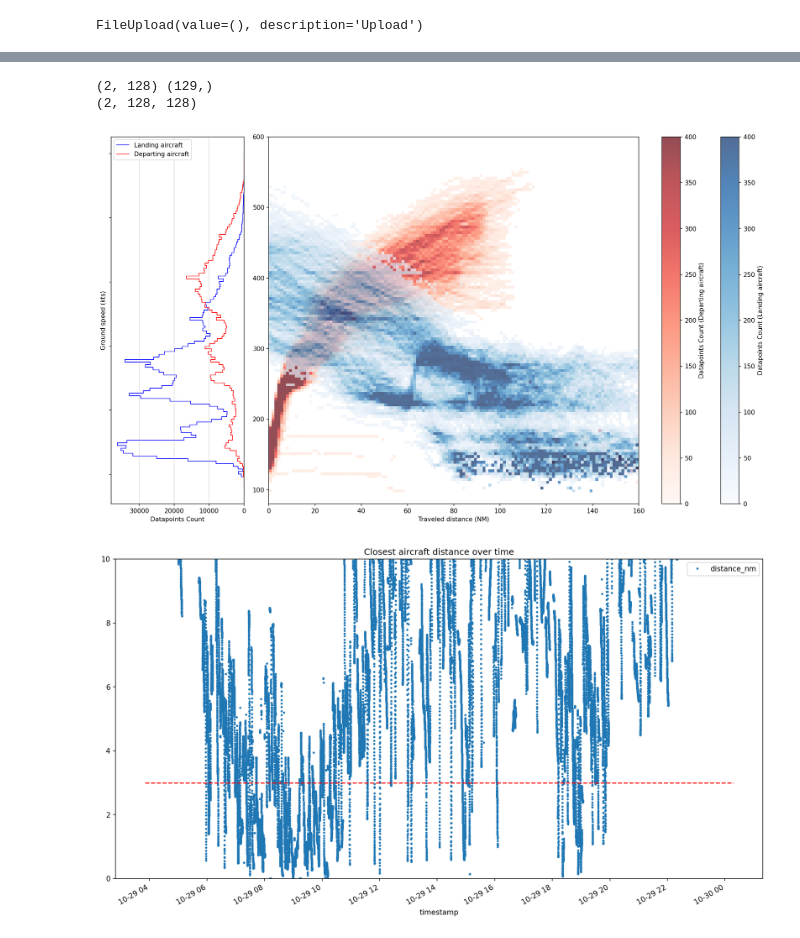
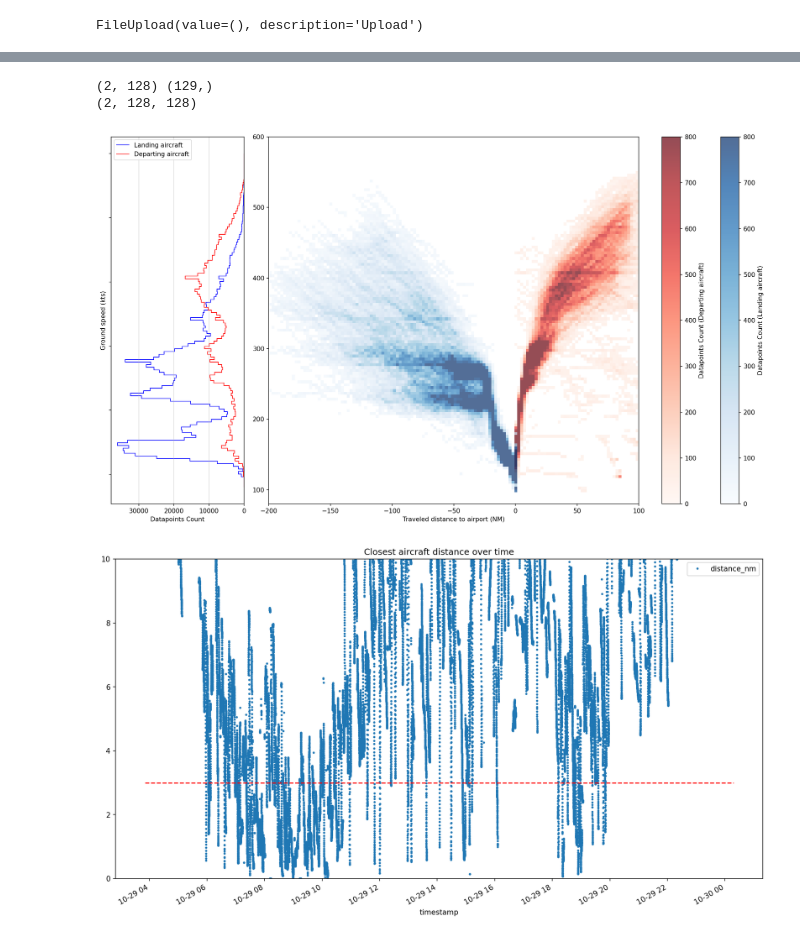
Before and after one commit to spacewolfXfr/DFP_Ui, a Jupyter notebook: data_analysis/speed_analysis.ipynb, the cells around one changed output, grey strips where cells are left out. Saved outputs shown, nothing was run; the diff lists cells and outputs as text; code cells hidden in the pictures.

Commit message:
Better visualtion of groundspeed

```diff
--- a/data_analysis/speed_analysis.ipynb
+++ b/data_analysis/speed_analysis.ipynb
@@ -58,3 +58,11 @@ could not convert column squawk, error: TypeError('boolean value of NA is ambigu
 | 1,961,075 | Timestamp('2025-10-29 12:17:56+00... | c079ce | 51.46495056152344 | -0.43099068306588606 | 147.0 | 269.61023880468196 | -768.0 | WJA2 | np.False_ | ... |
 | 1,961,076 | Timestamp('2025-10-29 12:17:57+00... | c079ce | 51.46495056152344 | -0.43099068306588606 | 147.0 | 269.61023880468196 | -768.0 | WJA2 | np.False_ | ... |
 | 1,961,077 | Timestamp('2025-10-29 12:17:58+00... | c079ce | 51.46495056152344 | -0.43099068306588606 | 147.0 | 269.61023880468196 | -768.0 | WJA2 | np.False_ | ... |
+# %%
+max_dist = vdf.groupby('flight_id', agg=vaex.agg.max('cumdist'))
+vdf['max_dist'] = vdf.flight_id.map(
+    dict(zip(max_dist['flight_id'].tolist(), max_dist['cumdist_max'].tolist()))
+)
+
+vdf['cumdist'] = vdf.cumdist - vdf.max_dist * vdf.landing
+vdf
@@ -78,6 +94,8 @@ fig,axs = plt.subplot_mosaic([['hist','heat']],figsize=(16,9),gridspec_kw={'widt
 axs['hist'].tick_params(axis='y',labelleft=False)
 plt.sca(axs['hist'])
 #vdf.viz.histogram(vdf.groundspeed)#,selection=[vdf.landing, ~vdf.landing,~vdf.onground])
+
+cumdist_limits = [-200,100]
 
 bins_per_dim = 128
 limits = [80,600]
@@ -99,7 +117,7 @@ axs['hist'].grid(True, axis='x', alpha=0.5)
 axs['hist'].legend(loc='upper left')
 
 plt.sca(axs['heat'])
-h = vdf.count(binby=['cumdist', 'groundspeed'], selection=[vdf.landing,~vdf.landing], limits=[[0, 160], limits], shape=bins_per_dim)
+h = vdf.count(binby=['cumdist', 'groundspeed'], selection=[vdf.landing,~vdf.landing], limits=[cumdist_limits, limits], shape=bins_per_dim)
 print(h.shape)
 h1 = h[0]
 h2 = h[1]
@@ -111,43 +129,43 @@ h2_masked = np.ma.masked_where(h2 < 20, h2)
 im2 = axs['heat'].imshow(
     h2_masked.T,
     origin='lower',
-    extent=[0, 160, limits[0], limits[1]],
+    extent=[cumdist_limits[0], cumdist_limits[1], limits[0], limits[1]],
     cmap='Reds',
-    vmin=0,vmax=400,
+    vmin=0,vmax=800,
     alpha=0.7,
     aspect='auto'
 )
 
 # First heatmap
 im1 = axs['heat'].imshow(
     h1_masked.T,
     origin='lower',
-    extent=[0, 160, limits[0], limits[1]],
+    extent=[cumdist_limits[0], cumdist_limits[1], limits[0], limits[1]],
     cmap='Blues',
-    vmin=0,vmax=400,
+    vmin=0,vmax=800,
     alpha=0.7,
     aspect='auto'
 )
 
 cbar1 = fig.colorbar(im1, ax=axs['heat'],pad=-0.02)
 cbar1.set_label('Datapoints Count (Landing aircraft)')
 
 cbar2 = fig.colorbar(im2, ax=axs['heat'])
 cbar2.set_label('Datapoints Count (Departing aircraft)')
 
-axs['heat'].set_xlabel('Traveled distance (NM)')
+axs['heat'].set_xlabel('Traveled distance to airport (NM)')
 
 fig.tight_layout()
 
 
 #vdf.viz.heatmap(vdf.cumdist, vdf.groundspeed, normalize=None, selection=[vdf.landing],vmin=0, vmax=150, colormap='Blues',shape=150, colorbar=True,
 #                xlabel='Traveled distance (NM)', title='2D histogram of ground speed vs traveled distance')
 plt.savefig('groundspeed_vs_cumdist.svg')
 plt.show()
 # %% [output]
 (2, 128) (129,)
 (2, 128, 128)
-[figure, old version]
+[figure, new version]
 # %%
 resampled = tr.resample('1min').eval(8)
 # %%
```
Also changed, not shown: parts of 5 cells of this notebook.
